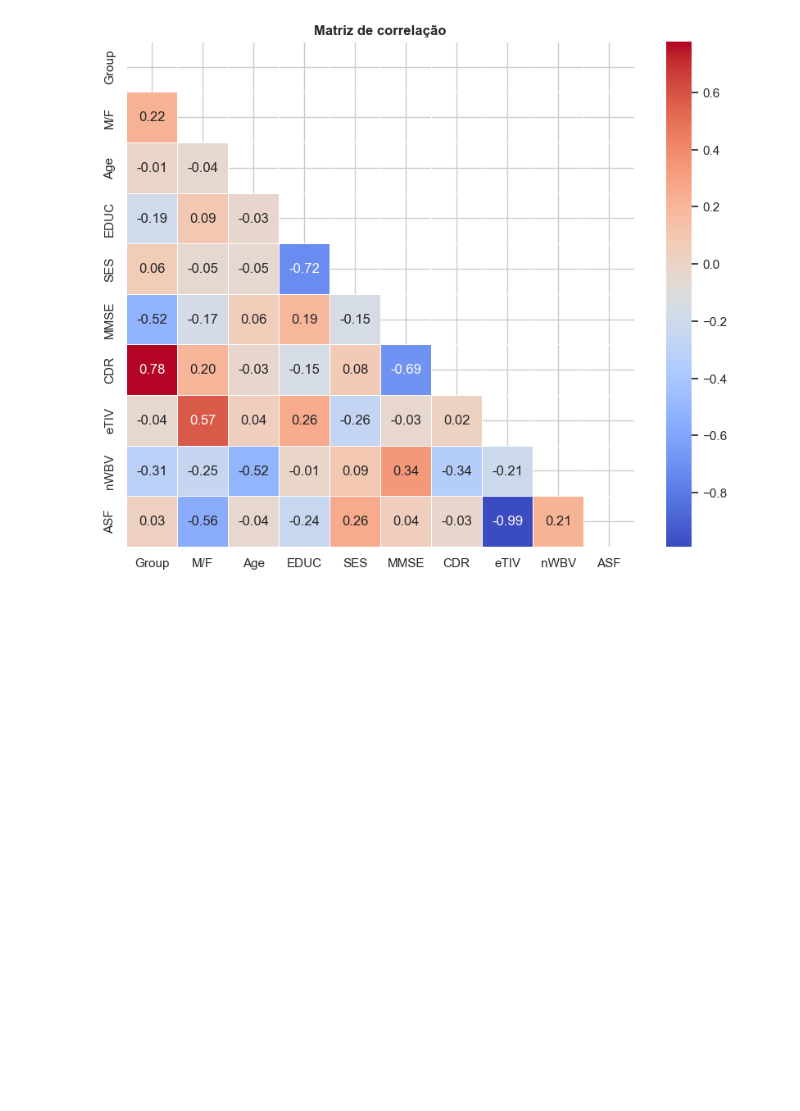
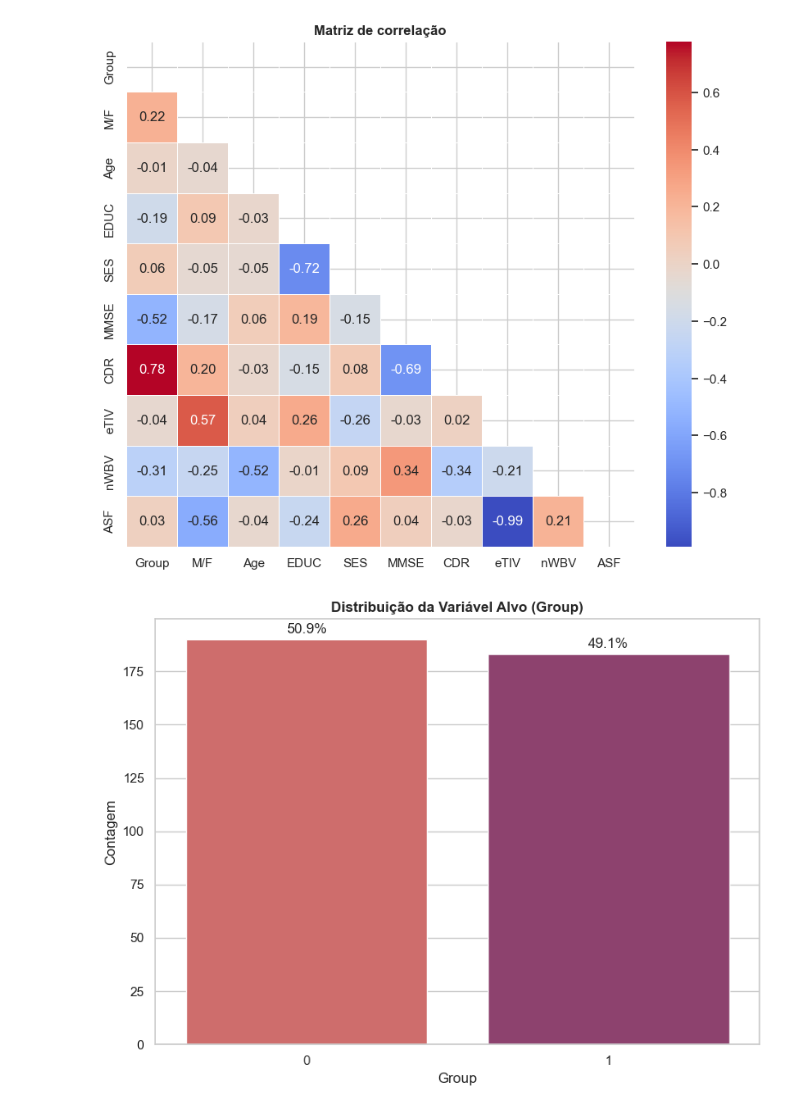
Before and after one commit to Squad-Nina-da-Hora/wmc-desafio-previsao-demencia, a Jupyter notebook: analise.ipynb, the cells around one changed output. Cells and saved outputs as stored; diff of their text form; code cells hidden in the pictures; blank space fills up the shorter version.

```diff
--- a/analise.ipynb
+++ b/analise.ipynb
@@ -281,3 +281,24 @@ plt.title('Matriz de correlação', fontsize=12, fontweight='bold')
 plt.show()
 # %% [output]
 [figure]
+# %%
+# Analisando distribuição e desbalanceamento de Group
+
+plt.figure(figsize=(8, 6))
+ax = sns.countplot(data=data, x=var_alvo, palette=cores, hue=var_alvo, legend=False)
+plt.title(f'Distribuição da Variável Alvo ({var_alvo})', fontsize=12, fontweight='bold')
+plt.xlabel(f'{var_alvo}')
+plt.ylabel('Contagem')
+
+# Adicionando porcentagens nas barras
+total = len(data)
+for p in ax.patches:
+    height = p.get_height()
+    ax.annotate(f'{(height/total)*100:.1f}%',
+                (p.get_x() + p.get_width() / 2., height),
+                ha='center', va='bottom', xytext=(0, 3),
+                textcoords='offset points')
+plt.tight_layout()
+plt.show()
+# %% [output]
+[figure, added]
```
Also changed, not shown: parts of 1 cell of this notebook.
